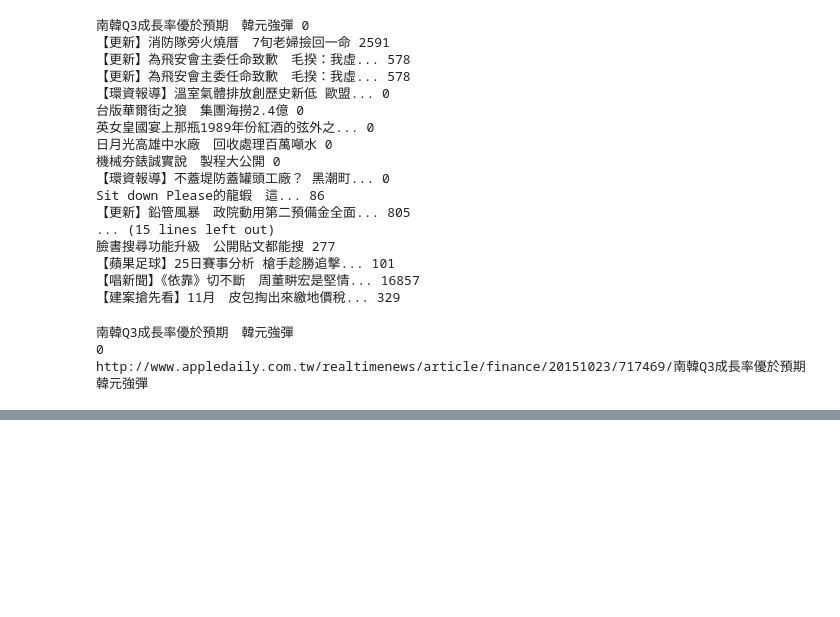
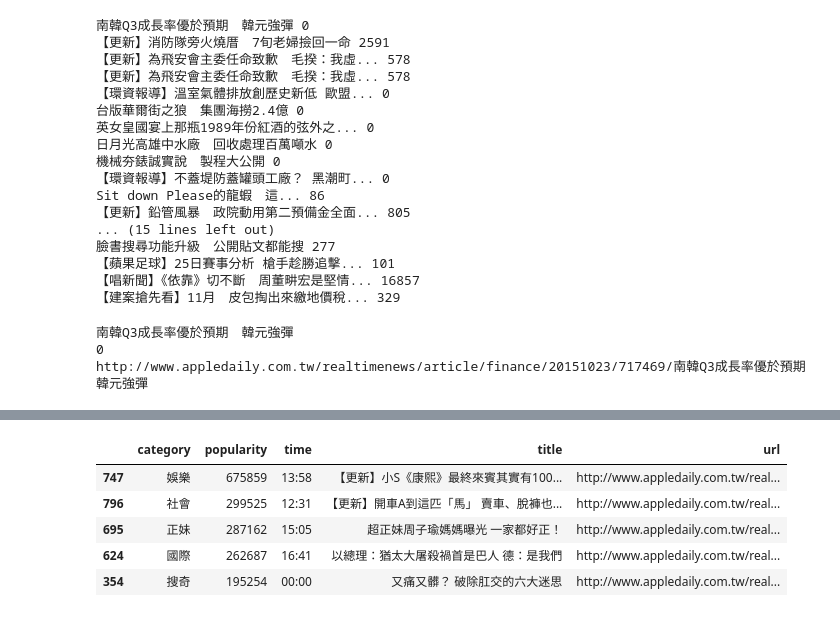
Before and after one commit to ywchiu/twmtm, a Jupyter notebook: 20151023Demo.ipynb, the cells around one changed output, grey strips where cells are left out. Drawn from its saved outputs; the diff is of its cells as text; code cells hidden in the pictures; blank space fills up the shorter version.

```diff
--- a/20151023Demo.ipynb
+++ b/20151023Demo.ipynb
@@ -391,0 +414,9 @@ print len(newsary)
+# %%
+newspd.sort(['popularity'], ascending=False).head()
+# %% [output]
+|  | category | popularity | time | title | url |
+| 747 | 娛樂 | 675859 | 13:58 | 【更新】小S《康熙》最終來賓其實有100... | http://www.appledaily.com.tw/real... |
+| 796 | 社會 | 299525 | 12:31 | 【更新】開車A到這匹「馬」 賣車、脫褲也... | http://www.appledaily.com.tw/real... |
+| 695 | 正妹 | 287162 | 15:05 | 超正妹周子瑜媽媽曝光 一家都好正！ | http://www.appledaily.com.tw/real... |
+| 624 | 國際 | 262687 | 16:41 | 以總理：猶太大屠殺禍首是巴人 德：是我們 | http://www.appledaily.com.tw/real... |
+| 354 | 搜奇 | 195254 | 00:00 | 又痛又髒？ 破除肛交的六大迷思 | http://www.appledaily.com.tw/real... |
```
Also changed, not shown: parts of 11 cells of this notebook.
